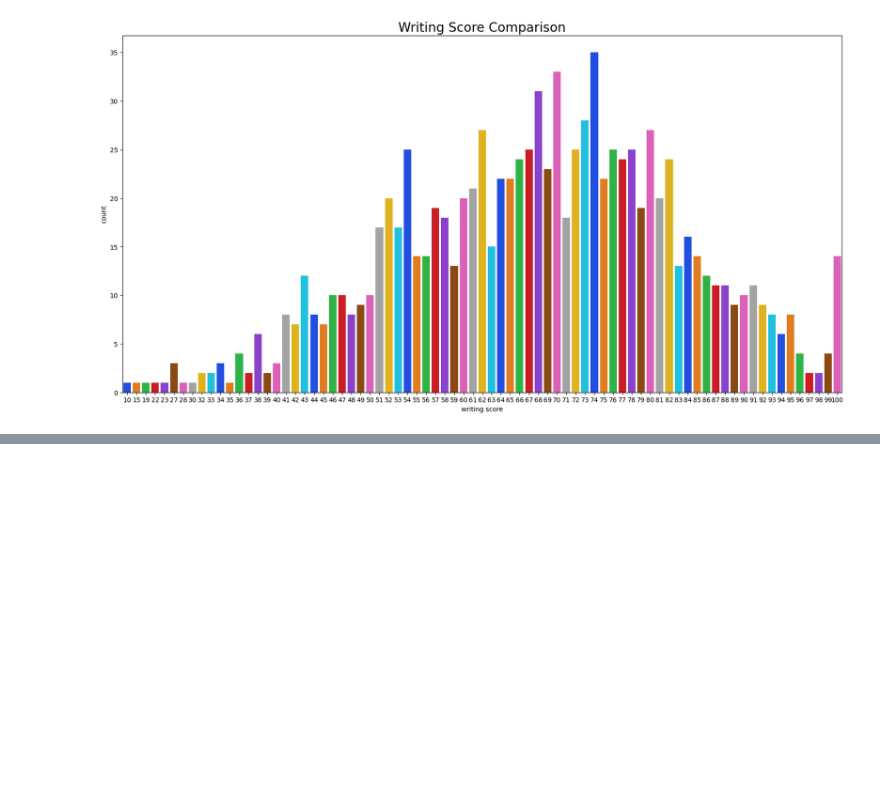
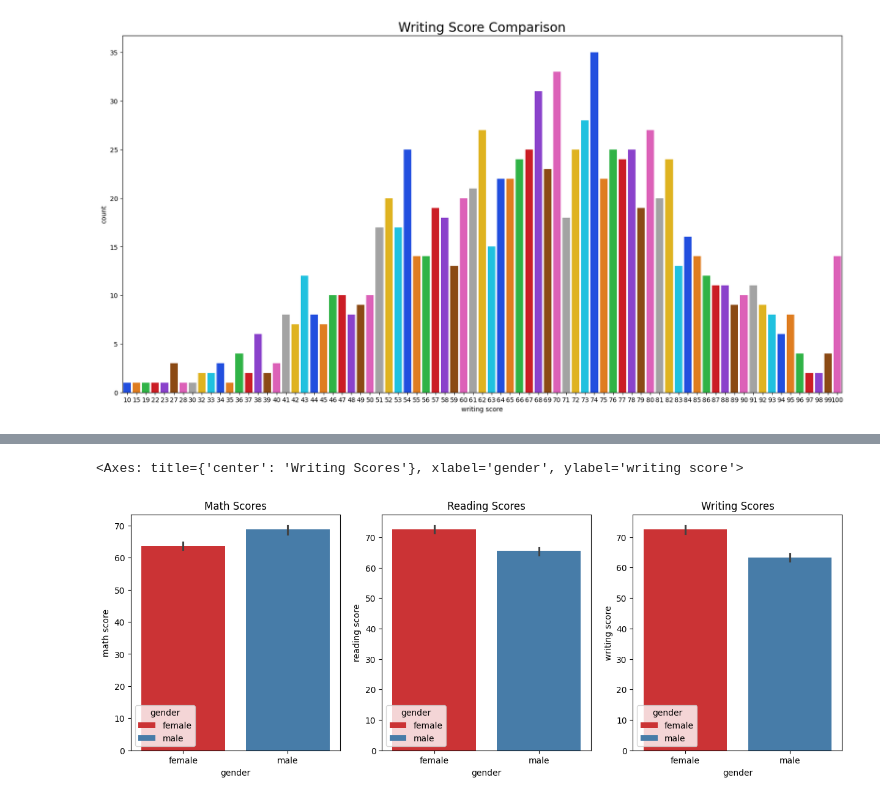
Before and after one commit to Nit-Munjapara19/student-performance-analysis, a Jupyter notebook: student_performance_analysis.ipynb, the cells around one changed output, grey strips where cells are left out. Cells and saved outputs as stored; diff of their text form; code cells hidden in the pictures; blank space fills up the shorter version.

Commit message:
barplot

```diff
--- a/student_performance_analysis.ipynb
+++ b/student_performance_analysis.ipynb
@@ -126,0 +144,13 @@ Passing `palette` without assigning `hue` is deprecated and will be removed in v
+# %%
+fig , axes = plt.subplots(1,3,figsize=(15,5))
+
+axes[0].set_title('Math Scores')
+axes[1].set_title('Reading Scores')
+axes[2].set_title('Writing Scores')
+
+sns.barplot(x='gender',y='math score',data=df,ax=axes[0],palette='Set1',hue='gender',legend=True)
+sns.barplot(x='gender',y='reading score',data=df,ax=axes[1],palette='Set1',hue='gender',legend=True)
+sns.barplot(x='gender',y='writing score',data=df,ax=axes[2],palette='Set1',hue='gender',legend=True)
+# %% [output]
+<Axes: title={'center': 'Writing Scores'}, xlabel='gender', ylabel='writing score'>
+[figure, added]
```
Also changed, not shown: parts of 6 cells of this notebook.
